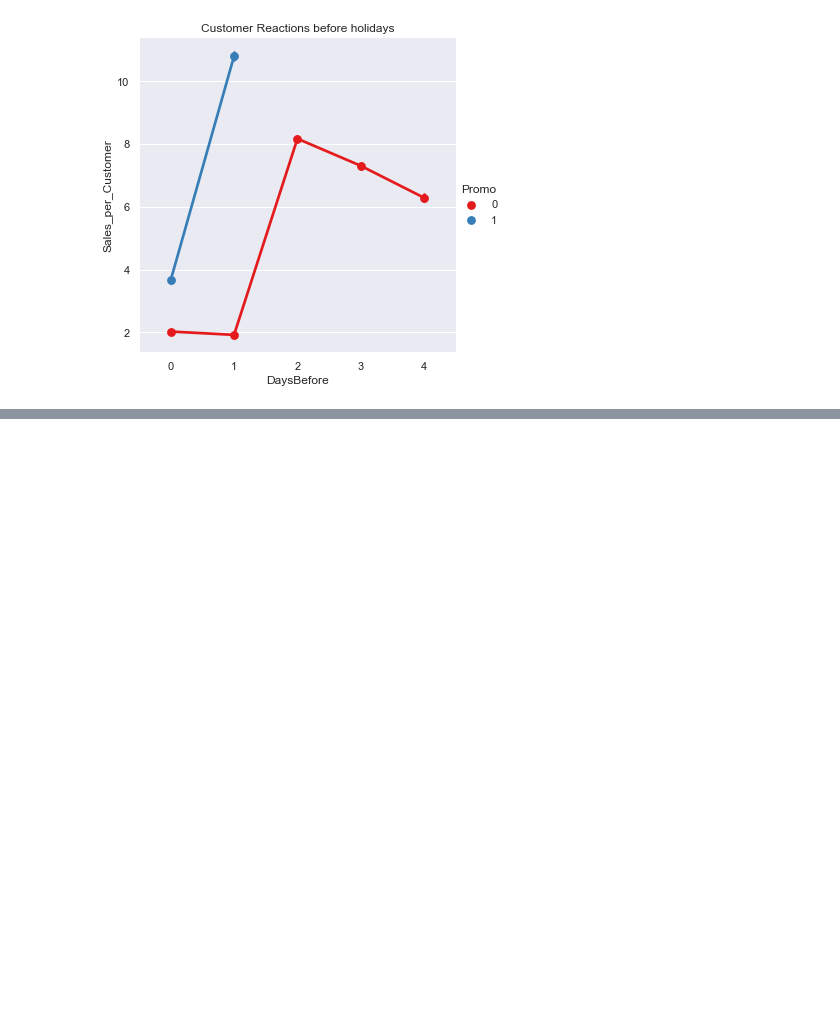
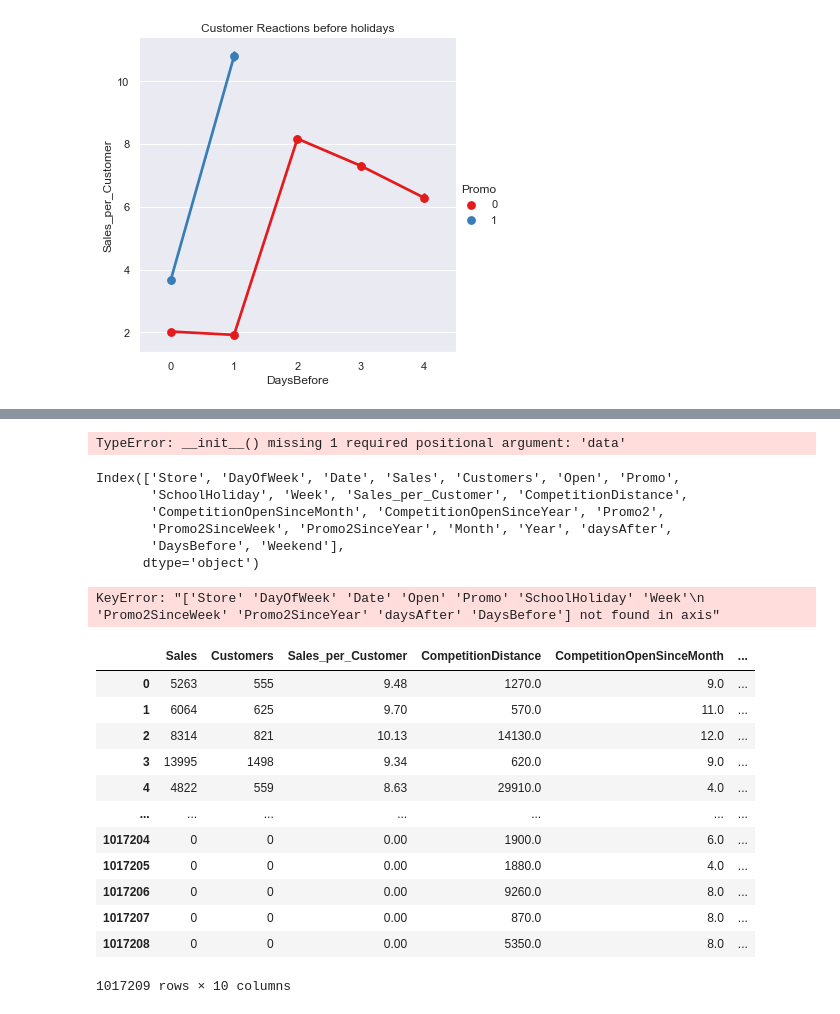
Before and after one commit to Blvisse/Pharmtec_Sales, a Jupyter notebook: notebooks/PharmTec.ipynb, the cells around one changed output, grey strips where cells are left out. Drawn from its saved outputs; the diff is of its cells as text; code cells hidden in the pictures; blank space fills up the shorter version.

```diff
--- a/notebooks/PharmTec.ipynb
+++ b/notebooks/PharmTec.ipynb
@@ -1513,0 +1553,38 @@ train.to_csv('../data/holidays.csv',index=False)
+# %%
+preproc=PREPROCESS()
+# %% [output]
+TypeError: __init__() missing 1 required positional argument: 'data'
+# %%
+##lets get the numerical columns
+numcols=train.select_dtypes(exclude=['object'])
+numcols.columns
+# %% [output]
+Index(['Store', 'DayOfWeek', 'Date', 'Sales', 'Customers', 'Open', 'Promo',
+       'SchoolHoliday', 'Week', 'Sales_per_Customer', 'CompetitionDistance',
+       'CompetitionOpenSinceMonth', 'CompetitionOpenSinceYear', 'Promo2',
+       'Promo2SinceWeek', 'Promo2SinceYear', 'Month', 'Year', 'daysAfter',
+       'DaysBefore', 'Weekend'],
+      dtype='object')
+# %%
+#drop a date time and id columns from nuerical cols
+todrop=['Store','DayOfWeek','Date','Open','Promo','SchoolHoliday','Week','CompetitionOpenSinceMonth','Month','Year','Weekend','CompetitionOpenSinceYear','Promo2SinceWeek','Promo2SinceYear','daysAfter','DaysBefore']
+numcols.drop(labels=todrop,axis=1,inplace=True)
+numcols
+# %% [output]
+KeyError: "['Store' 'DayOfWeek' 'Date' 'Open' 'Promo' 'SchoolHoliday' 'Week'\n 'Promo2SinceWeek' 'Promo2SinceYear' 'daysAfter' 'DaysBefore'] not found in axis"
+# %%
+numcols
+# %% [output]
+|  | Sales | Customers | Sales_per_Customer | CompetitionDistance | CompetitionOpenSinceMonth | ... |
+| 0 | 5263 | 555 | 9.48 | 1270.0 | 9.0 | ... |
+| 1 | 6064 | 625 | 9.70 | 570.0 | 11.0 | ... |
+| 2 | 8314 | 821 | 10.13 | 14130.0 | 12.0 | ... |
+| 3 | 13995 | 1498 | 9.34 | 620.0 | 9.0 | ... |
+| 4 | 4822 | 559 | 8.63 | 29910.0 | 4.0 | ... |
+| ... | ... | ... | ... | ... | ... | ... |
+| 1017204 | 0 | 0 | 0.00 | 1900.0 | 6.0 | ... |
+| 1017205 | 0 | 0 | 0.00 | 1880.0 | 4.0 | ... |
+| 1017206 | 0 | 0 | 0.00 | 9260.0 | 8.0 | ... |
+| 1017207 | 0 | 0 | 0.00 | 870.0 | 8.0 | ... |
+| 1017208 | 0 | 0 | 0.00 | 5350.0 | 8.0 | ... |
+1017209 rows × 10 columns
```
Also changed, not shown: parts of 12 cells of this notebook, 4 other files.
